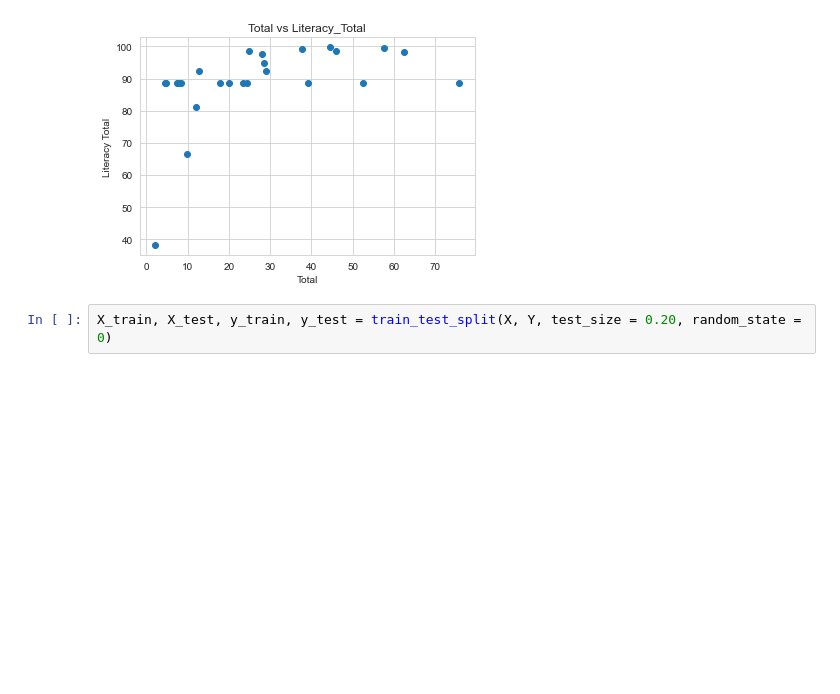
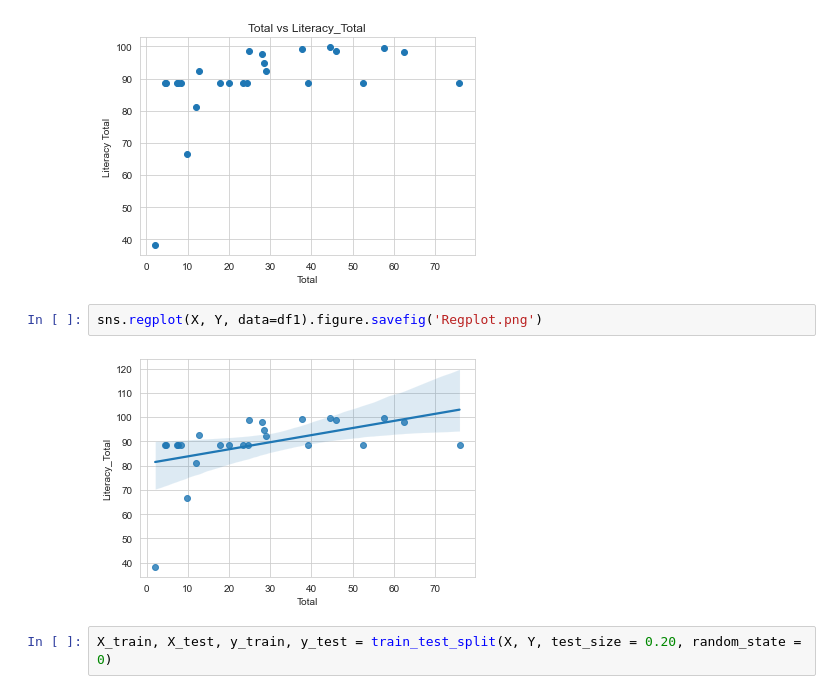
Before and after one commit to KelvinTee168/DS_Fundamentals, a Jupyter notebook: Datatset 1/Project_Dataset_1.ipynb, the cells around one changed output. Drawn from its saved outputs; the diff is of its cells as text; blank space fills up the shorter version.

```diff
--- a/Datatset 1/Project_Dataset_1.ipynb
+++ b/Datatset 1/Project_Dataset_1.ipynb
@@ -922,6 +931,10 @@ plt.ylabel('Literacy Total')
 plt.title('Total vs Literacy_Total').figure.savefig('Total_vs_Literacy.png')
 # %% [output]
 [figure]
+# %%
+sns.regplot(X, Y, data=df1).figure.savefig('Regplot.png')
+# %% [output]
+[figure, new version]
 # %%
 X_train, X_test, y_train, y_test = train_test_split(X, Y, test_size = 0.20, random_state = 0)
 # %% [markdown]
```
Also changed, not shown: parts of 13 cells of this notebook, 24 other files.
